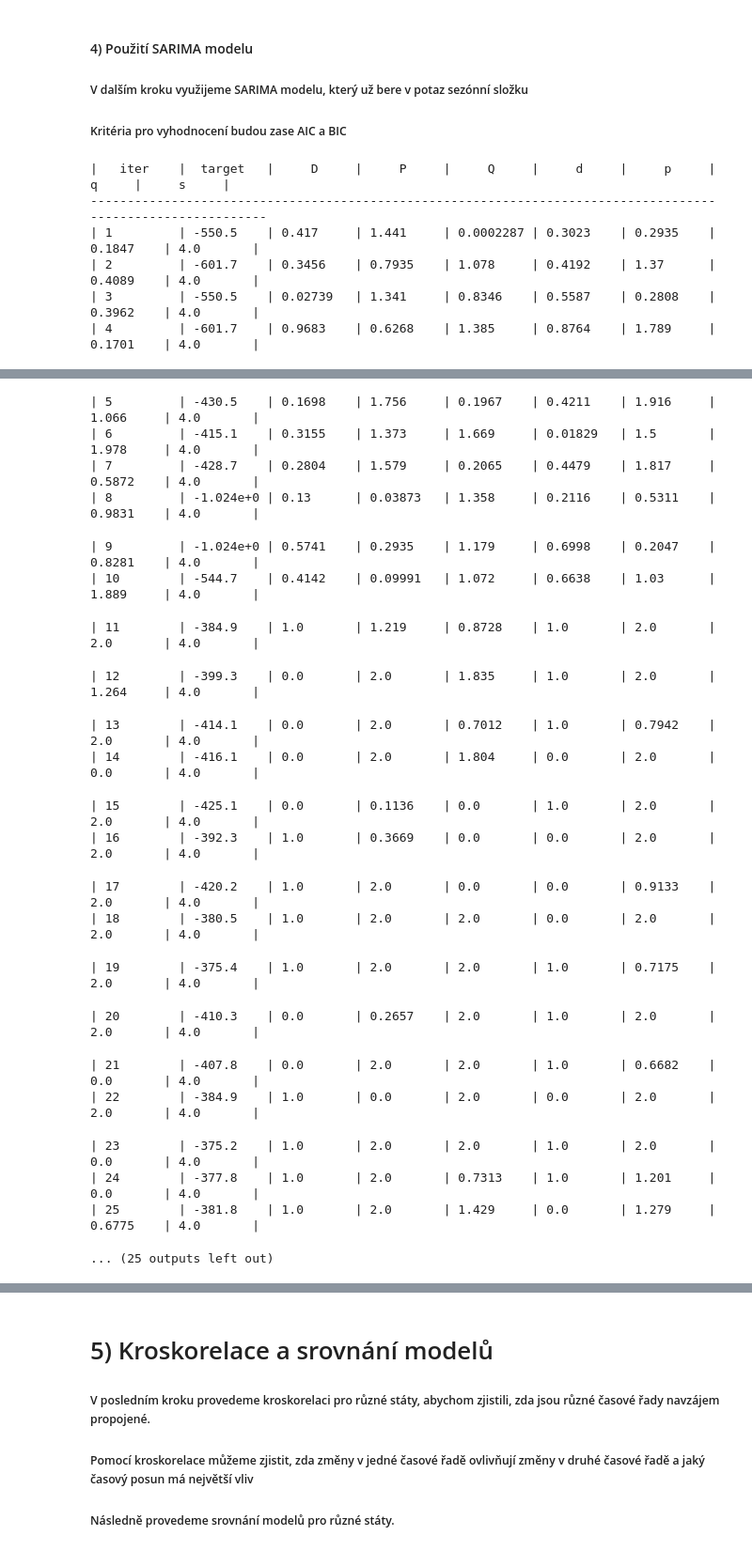
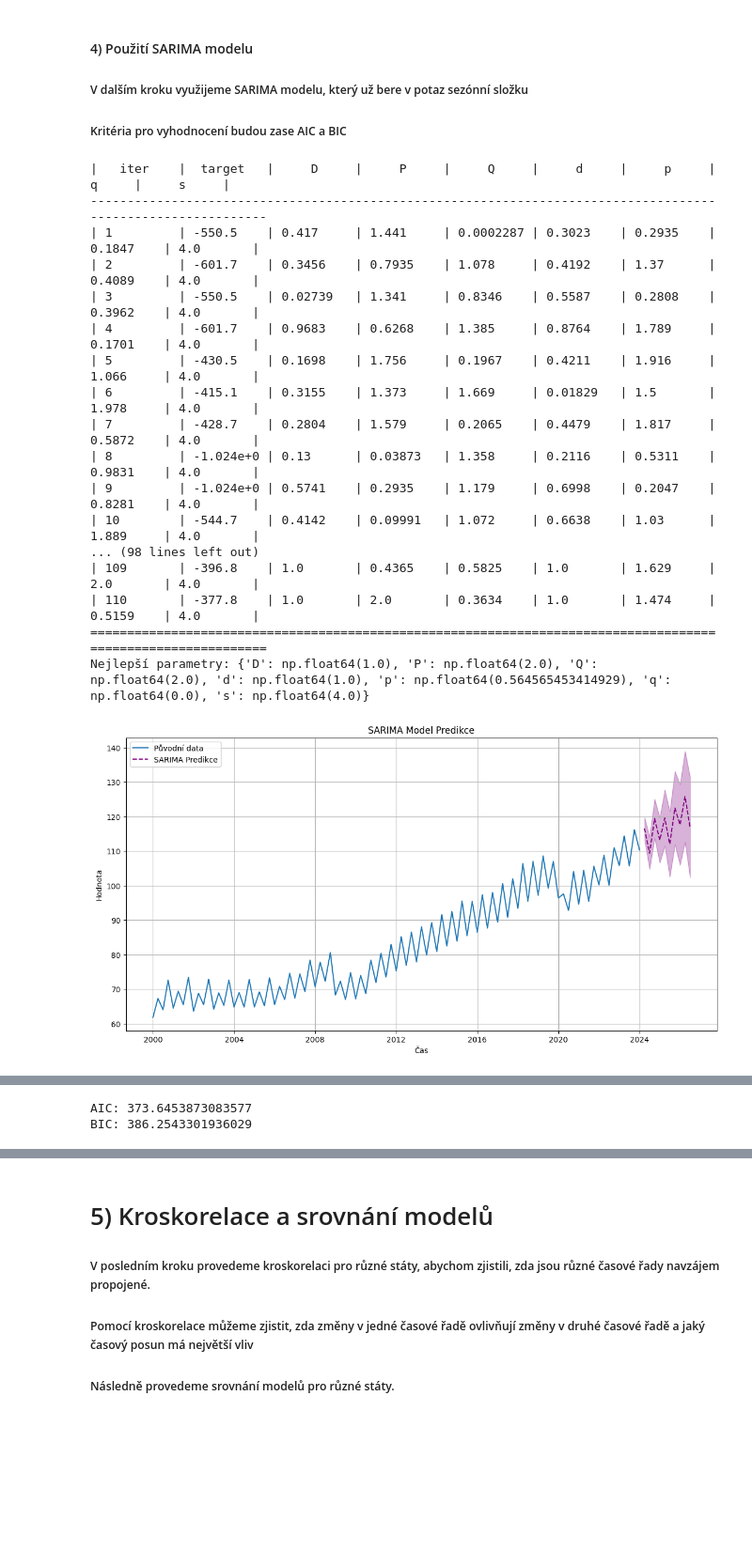
Before and after one commit to ulricht01/CAS, a Jupyter notebook: semestralni_prace.ipynb, the cells around one changed output, grey strips where cells are left out. Shown at 94% size. Saved outputs shown, nothing was run; the diff lists cells and outputs as text; code cells hidden in the pictures; blank space fills up the shorter version.

```diff
--- a/semestralni_prace.ipynb
+++ b/semestralni_prace.ipynb
@@ -249,7 +247,7 @@ optimizer = BayesianOptimization(
     random_state=1
 )
 
-optimizer.maximize(init_points=10, n_iter=50)
+optimizer.maximize(init_points=10, n_iter=100)
 
 # Nejlepší parametry
 best_params = optimizer.max['params']
@@ -280,30 +278,42 @@ plt.xlabel('Čas')
 plt.ylabel('Hodnota')
 plt.legend()
 plt.grid(True)
 plt.show()
 
 # Rezidua a QQ plot
 residuals = sarima_model_fit.resid
 plt.figure(figsize=(14, 7))
 plt.subplot(2, 1, 1)
 plt.plot(residuals)
 plt.title('Rezidua SARIMA Modelu')
 plt.xlabel('Čas')
 plt.ylabel('Rezidua')
 plt.grid(True)
 
 plt.subplot(2, 1, 2)
 sm.qqplot(residuals, line='s', ax=plt.gca())
 plt.title('QQ Plot Reziduí')
 plt.grid(True)
 plt.show()
 
 print(f'AIC: {sarima_model_fit.aic}')
 print(f'BIC: {sarima_model_fit.bic}')
 # %% [output]
 |   iter    |  target   |     D     |     P     |     Q     |     d     |     p     |     q     |     s     |
 -------------------------------------------------------------------------------------------------------------
 | 1         | -550.5    | 0.417     | 1.441     | 0.0002287 | 0.3023    | 0.2935    | 0.1847    | 4.0       |
 | 2         | -601.7    | 0.3456    | 0.7935    | 1.078     | 0.4192    | 1.37      | 0.4089    | 4.0       |
 | 3         | -550.5    | 0.02739   | 1.341     | 0.8346    | 0.5587    | 0.2808    | 0.3962    | 4.0       |
 | 4         | -601.7    | 0.9683    | 0.6268    | 1.385     | 0.8764    | 1.789     | 0.1701    | 4.0       |
+| 5         | -430.5    | 0.1698    | 1.756     | 0.1967    | 0.4211    | 1.916     | 1.066     | 4.0       |
+| 6         | -415.1    | 0.3155    | 1.373     | 1.669     | 0.01829   | 1.5       | 1.978     | 4.0       |
+| 7         | -428.7    | 0.2804    | 1.579     | 0.2065    | 0.4479    | 1.817     | 0.5872    | 4.0       |
+| 8         | -1.024e+0 | 0.13      | 0.03873   | 1.358     | 0.2116    | 0.5311    | 0.9831    | 4.0       |
+| 9         | -1.024e+0 | 0.5741    | 0.2935    | 1.179     | 0.6998    | 0.2047    | 0.8281    | 4.0       |
+| 10        | -544.7    | 0.4142    | 0.09991   | 1.072     | 0.6638    | 1.03      | 1.889     | 4.0       |
+... (98 lines left out)
+| 109       | -396.8    | 1.0       | 0.4365    | 0.5825    | 1.0       | 1.629     | 2.0       | 4.0       |
+| 110       | -377.8    | 1.0       | 2.0       | 0.3634    | 1.0       | 1.474     | 0.5159    | 4.0       |
+=============================================================================================================
+Nejlepší parametry: {'D': np.float64(1.0), 'P': np.float64(2.0), 'Q': np.float64(2.0), 'd': np.float64(1.0), 'p': np.float64(0.564565453414929), 'q': np.float64(0.0), 's': np.float64(4.0)}
+[figure, added]
@@ -310,25 +321,5 @@ print(f'BIC: {sarima_model_fit.bic}')
-| 5         | -430.5    | 0.1698    | 1.756     | 0.1967    | 0.4211    | 1.916     | 1.066     | 4.0       |
-| 6         | -415.1    | 0.3155    | 1.373     | 1.669     | 0.01829   | 1.5       | 1.978     | 4.0       |
-| 7         | -428.7    | 0.2804    | 1.579     | 0.2065    | 0.4479    | 1.817     | 0.5872    | 4.0       |
-| 8         | -1.024e+0 | 0.13      | 0.03873   | 1.358     | 0.2116    | 0.5311    | 0.9831    | 4.0       |
+AIC: 373.6453873083577
+BIC: 386.2543301936029
-| 9         | -1.024e+0 | 0.5741    | 0.2935    | 1.179     | 0.6998    | 0.2047    | 0.8281    | 4.0       |
-| 10        | -544.7    | 0.4142    | 0.09991   | 1.072     | 0.6638    | 1.03      | 1.889     | 4.0       |
-| 11        | -384.9    | 1.0       | 1.219     | 0.8728    | 1.0       | 2.0       | 2.0       | 4.0       |
-| 12        | -399.3    | 0.0       | 2.0       | 1.835     | 1.0       | 2.0       | 1.264     | 4.0       |
-| 13        | -414.1    | 0.0       | 2.0       | 0.7012    | 1.0       | 0.7942    | 2.0       | 4.0       |
-| 14        | -416.1    | 0.0       | 2.0       | 1.804     | 0.0       | 2.0       | 0.0       | 4.0       |
-| 15        | -425.1    | 0.0       | 0.1136    | 0.0       | 1.0       | 2.0       | 2.0       | 4.0       |
-| 16        | -392.3    | 1.0       | 0.3669    | 0.0       | 0.0       | 2.0       | 2.0       | 4.0       |
-| 17        | -420.2    | 1.0       | 2.0       | 0.0       | 0.0       | 0.9133    | 2.0       | 4.0       |
-| 18        | -380.5    | 1.0       | 2.0       | 2.0       | 0.0       | 2.0       | 2.0       | 4.0       |
-| 19        | -375.4    | 1.0       | 2.0       | 2.0       | 1.0       | 0.7175    | 2.0       | 4.0       |
-| 20        | -410.3    | 0.0       | 0.2657    | 2.0       | 1.0       | 2.0       | 2.0       | 4.0       |
-| 21        | -407.8    | 0.0       | 2.0       | 2.0       | 1.0       | 0.6682    | 0.0       | 4.0       |
-| 22        | -384.9    | 1.0       | 0.0       | 2.0       | 0.0       | 2.0       | 2.0       | 4.0       |
-| 23        | -375.2    | 1.0       | 2.0       | 2.0       | 1.0       | 2.0       | 0.0       | 4.0       |
-| 24        | -377.8    | 1.0       | 2.0       | 0.7313    | 1.0       | 1.201     | 0.0       | 4.0       |
-| 25        | -381.8    | 1.0       | 2.0       | 1.429     | 0.0       | 1.279     | 0.6775    | 4.0       |
-... (25 outputs left out)
 # %% [markdown]
 ##### Jak vidíme po výpisu, tak dle hodnot AIC a BIC by tento model měl být lepší, což potvrzuje vhodnost modelu.
 
```
Also changed, not shown: parts of 5 cells of this notebook.
